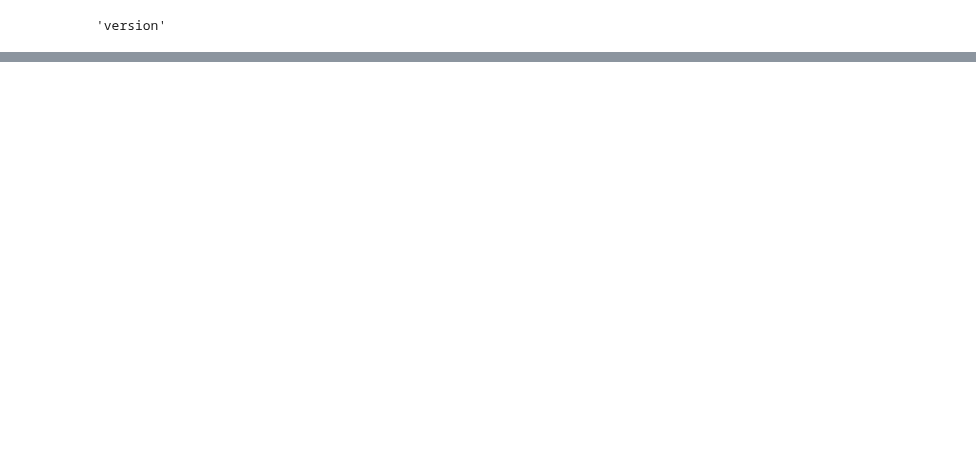
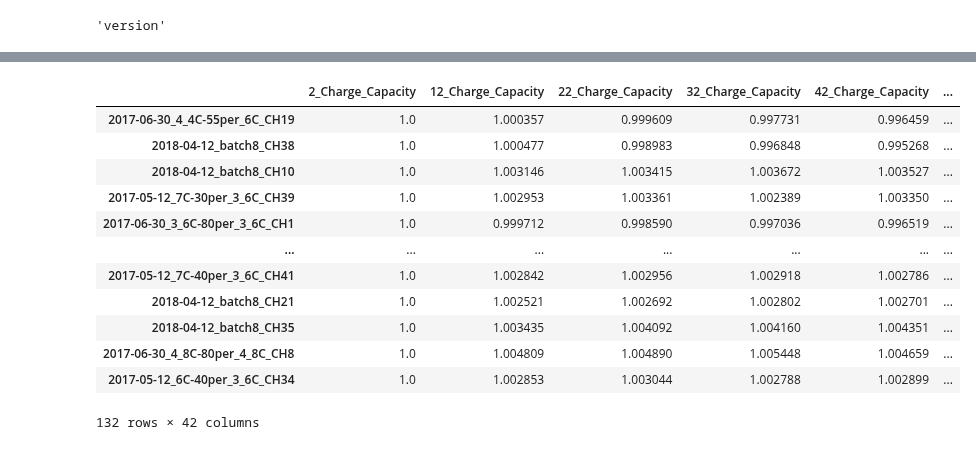
Before and after one commit to williamtong/battery_lifetime, a Jupyter notebook: notebooks/battery_degradation_ML_GBM_noFFT.ipynb, the cells around one changed output, grey strips where cells are left out. Drawn from its saved outputs; the diff is of its cells as text; code cells hidden in the pictures; blank space fills up the shorter version.

```diff
--- a/notebooks/battery_degradation_ML_GBM_noFFT.ipynb
+++ b/notebooks/battery_degradation_ML_GBM_noFFT.ipynb
@@ -385,6 +632,20 @@ gbm.feature_imp
 # %%
-X_y = pd.concat([X_all.iloc[:,-22:], y_all], axis = 1)
+X_y = pd.concat([X_all.iloc[:,::10], y_all], axis = 1)
 X_y
+# %% [output]
+|  | 2_Charge_Capacity | 12_Charge_Capacity | 22_Charge_Capacity | 32_Charge_Capacity | 42_Charge_Capacity | ... |
+| 2017-06-30_4_4C-55per_6C_CH19 | 1.0 | 1.000357 | 0.999609 | 0.997731 | 0.996459 | ... |
+| 2018-04-12_batch8_CH38 | 1.0 | 1.000477 | 0.998983 | 0.996848 | 0.995268 | ... |
+| 2018-04-12_batch8_CH10 | 1.0 | 1.003146 | 1.003415 | 1.003672 | 1.003527 | ... |
+| 2017-05-12_7C-30per_3_6C_CH39 | 1.0 | 1.002953 | 1.003361 | 1.002389 | 1.003350 | ... |
+| 2017-06-30_3_6C-80per_3_6C_CH1 | 1.0 | 0.999712 | 0.998590 | 0.997036 | 0.996519 | ... |
+| ... | ... | ... | ... | ... | ... | ... |
+| 2017-05-12_7C-40per_3_6C_CH41 | 1.0 | 1.002842 | 1.002956 | 1.002918 | 1.002786 | ... |
+| 2018-04-12_batch8_CH21 | 1.0 | 1.002521 | 1.002692 | 1.002802 | 1.002701 | ... |
+| 2018-04-12_batch8_CH35 | 1.0 | 1.003435 | 1.004092 | 1.004160 | 1.004351 | ... |
+| 2017-06-30_4_8C-80per_4_8C_CH8 | 1.0 | 1.004809 | 1.004890 | 1.005448 | 1.004659 | ... |
+| 2017-05-12_6C-40per_3_6C_CH34 | 1.0 | 1.002853 | 1.003044 | 1.002788 | 1.002899 | ... |
+132 rows × 42 columns
 # %%
 corr_X_y = X_y.corr()
 # %%
```
Also changed, not shown: parts of 38 cells of this notebook.
